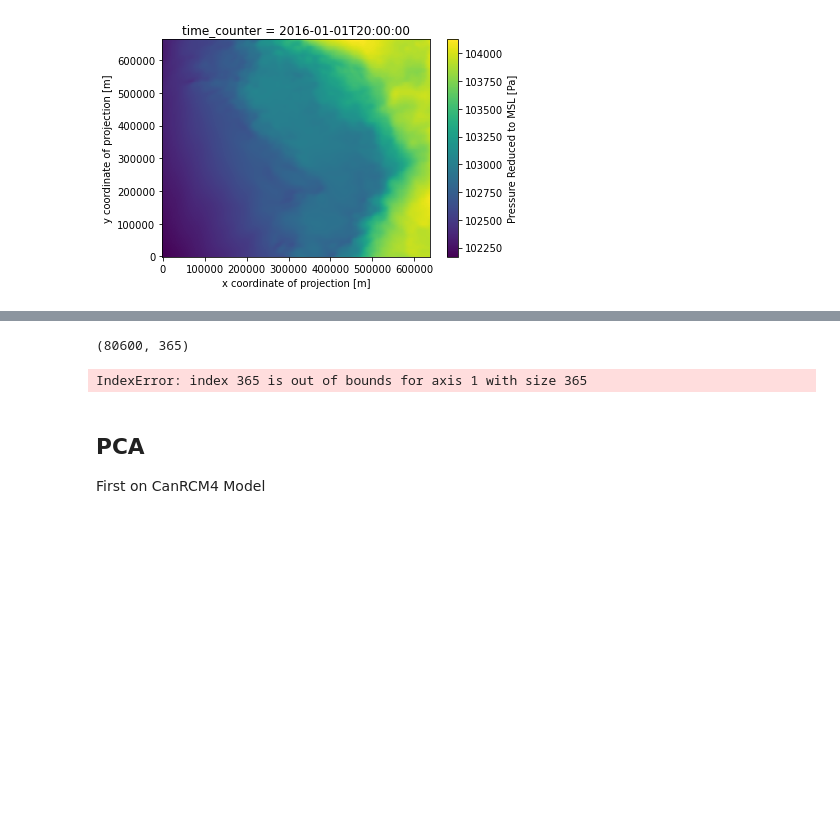
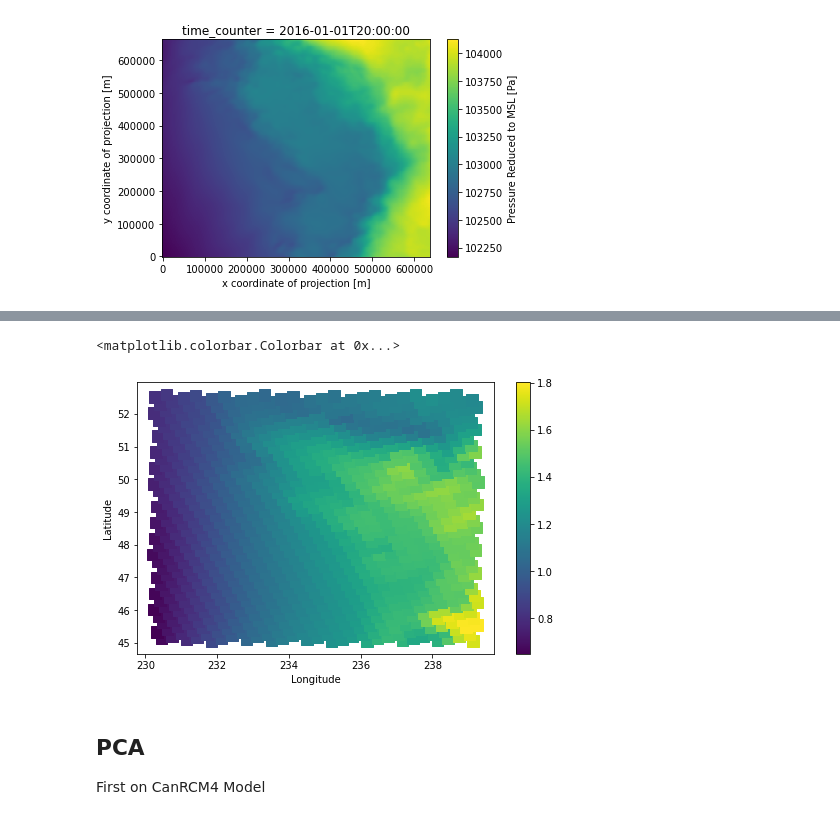
Before and after one commit to rbeutel/eosc510, a Jupyter notebook: proj-slp.ipynb, the cells around one changed output, grey strips where cells are left out. Drawn from its saved outputs; the diff is of its cells as text; code cells hidden in the pictures; blank space fills up the shorter version.

Commit message:
1 year of data modelled with reasonable RMSE

```diff
--- a/proj-slp.ipynb
+++ b/proj-slp.ipynb
@@ -76,11 +102,9 @@ hrdps.atmpres[20,:,:].plot()
 # %%
-#next we want the HRDPS data to be daily instead of hourly
-hrdps = hrdps.resample(time_counter='D').mean(dim='time_counter')
-
 #and then trim the components you want to work with to be in a more relevant extent
 #(dont need the HRDPS data to stretch as far as it does inland)
 #NOTE:
-p_temp = hrdps.atmpres.sel(x=slice(0., 480000.)).values
+#p_temp = (hrdps.atmpres.sel(x=slice(0., 480000.)).values[0:ind,:,:]).append(hrdps.atmpres.sel(x=slice(0., 480000.)).values[(ind+1):,:,:])
+p_temp = np.concatenate((hrdps.atmpres.sel(x=slice(0., 480000.)).values[0:ind,:,:], hrdps.atmpres.sel(x=slice(0., 480000.)).values[(ind+1):,:,:]))
 hrdps_lat = hrdps.nav_lat.sel(x=slice(0., 480000.)).values
 hrdps_lon = hrdps.nav_lon.sel(x=slice(0., 480000.)).values
 # %%
@@ -97,7 +121,7 @@ for i in range(np.shape(p_temp)[0]):
 P_hrdps = (pd.DataFrame(P_hrdps).fillna(101325)).to_numpy()
 
 #normalize the data
-P_hrdps = (P_hrdps - P_hrdps.mean())/P_hrdps.std()
+#P_hrdps = (P_hrdps - P_hrdps.mean())/P_hrdps.std()
 # %%
 #trim the world dataset to be for right time extent
 #want days between June 1 2018 and June 30 2018
@@ -123,38 +147,35 @@ lon_RCM = []
 for i in index:
     lat_RCM.append(lat[i])
     lon_RCM.append(lon[i])
-# %%
-np.shape(P2d)
-# %% [output]
-(80600, 365)
 # %%
 #now convert the wind data to 2D and use the idices found in the previous step to trim it
 P2d = np.empty((np.shape(P_world.psl.values)[1]*np.shape(P_world.psl.values)[2],np.shape(P_world.psl.values)[0]))
 for i in range(np.shape(P_world.psl.values)[0]):
     P2d[:,i] = np.reshape(P_world.psl.values[i],(np.shape(P_world.psl.values)[1]*np.shape(P_world.psl.values)[2],))
 
-P_RCM = np.empty((len(index),np.shape(P_hrdps)[1]))
+P_RCM = np.empty((len(index),np.shape(P_world.psl.values)[0]))
 
 for i in range(np.shape(P_hrdps)[1]):
     for j in range(len(index)):
         P_RCM[j,i] = P2d[index[j],i]
-# %% [output]
-IndexError: index 365 is out of bounds for axis 1 with size 365
 # %%
 #normalize the data
-P_RCM = (P_RCM - P_RCM.mean())/P_RCM.std()
+#P_RCM = (P_RCM - P_RCM.mean())/P_RCM.std()
 # %%
 #visualize preprocessing
 plt.figure(figsize=(8,5))
 
 plt.scatter(lon_RCM, lat_RCM,
             c = P_RCM[:,0],
-            cmap = 'RdBu',
+            cmap = 'viridis',
             s = 133,
             marker = 's')
 plt.xlabel('Longitude')
 plt.ylabel('Latitude')
 plt.colorbar()
+# %% [output]
+<matplotlib.colorbar.Colorbar at 0x...>
+[figure, added]
 # %% [markdown]
 ## PCA
 First on CanRCM4 Model
```
Also changed, not shown: parts of 21 cells of this notebook.
